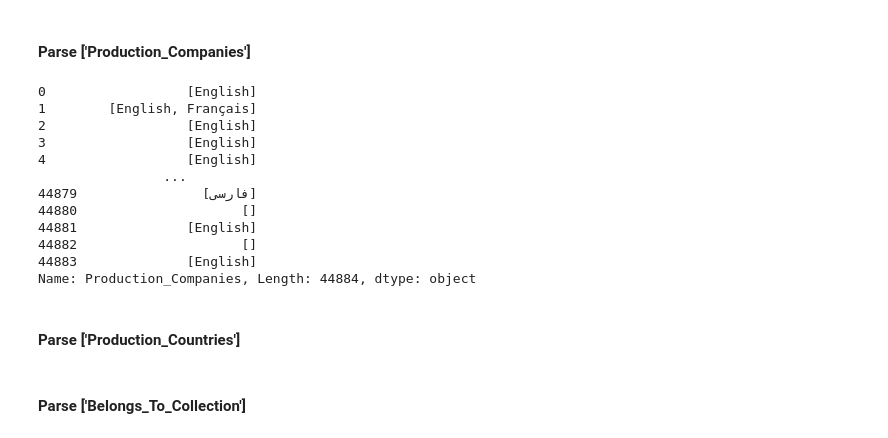
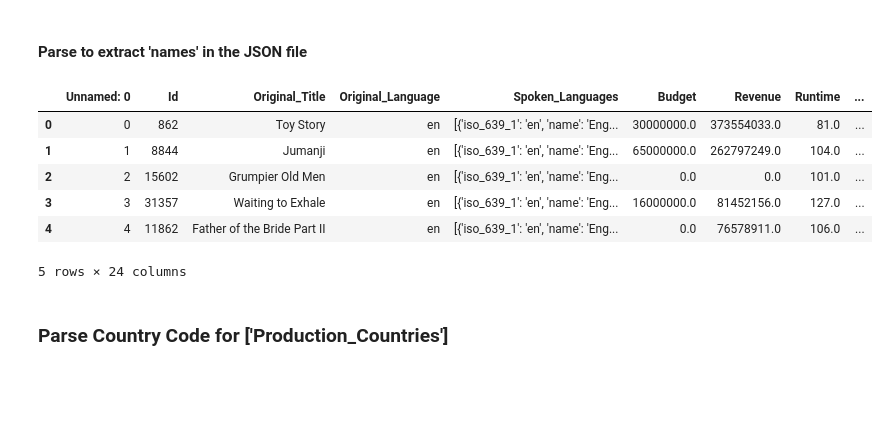
Before and after one commit to slimrivermoi/Techlabs-DS5, a Jupyter notebook: edit_data/Lee/data_cleanup2_movies_df_parse.ipynb, the cells around one changed output. Cells and saved outputs as stored; diff of their text form; code cells hidden in the pictures; blank space fills up the shorter version.

```diff
--- a/edit_data/Lee/data_cleanup2_movies_df_parse.ipynb
+++ b/edit_data/Lee/data_cleanup2_movies_df_parse.ipynb
@@ -72,2 +20,0 @@ movies_df['Spoken_Languages'] = all_languages
-# %% [markdown]
-#### Parse ['Production_Companies']
@@ -86,34 +21,40 @@ for i in range(len(companies)):
-# %%
-# parse genres JSON data and save it back as list
-all_companies = []
-
-for each_film in languages:
-    new_list=[]
-    for item in each_film:
-        try:
-            new_item = item['name']
-            new_list.append(new_item)
-        except (json.JSONDecodeError, TypeError, KeyError) as e:
-            pass
-    each_film = new_list
-
-    all_companies.append(each_film)
-
-movies_df['Production_Companies'] = all_companies
-# %%
-movies_df['Production_Companies']
-# %% [output]
-0                  [English]
-1        [English, Français]
-2                  [English]
-3                  [English]
-4                  [English]
-                ...
-44879                [فارسی]
-44880                     []
-44881              [English]
-44882                     []
-44883              [English]
-Name: Production_Companies, Length: 44884, dtype: object
+# %% [markdown]
+#### Parse to extract 'names' in the JSON file
+# %%
+import ast
+import numpy as np
+
+# Function to parse the string and extract 'name'
+def extract_names(data_string):
+    if pd.isna(data_string):
+        return np.nan
+    try:
+        # Safely evaluate the string to a Python object
+        data_object = ast.literal_eval(data_string)
+        if isinstance(data_object, list):
+            # Extract 'name' from each dictionary in the list
+            names = [item['name'] for item in data_object]
+            return names
+        elif isinstance(data_object, dict):
+            # Extract 'name' from the dictionary
+            return [data_object.get('name', np.nan)]
+    except (ValueError, SyntaxError):
+        return np.nan
+
+movies_df['Genres_Parse'] = movies_df['Genres'].apply(extract_names)
+movies_df['Belongs_To_Collection_Parse'] = movies_df['Belongs_To_Collection'].apply(extract_names)
+movies_df['Spoken_Languages_Parse'] = movies_df['Spoken_Languages'].apply(extract_names)
+movies_df['Production_Companies_Parse'] = movies_df['Production_Companies'].apply(extract_names)
+movies_df['Production_Countries_Parse'] = movies_df['Production_Countries'].apply(extract_names)
+
+movies_df.head()
+# %% [output]
+|  | Unnamed: 0 | Id | Original_Title | Original_Language | Spoken_Languages | Budget | Revenue | Runtime | ... |
+| 0 | 0 | 862 | Toy Story | en | [{'iso_639_1': 'en', 'name': 'Eng... | 30000000.0 | 373554033.0 | 81.0 | ... |
+| 1 | 1 | 8844 | Jumanji | en | [{'iso_639_1': 'en', 'name': 'Eng... | 65000000.0 | 262797249.0 | 104.0 | ... |
+| 2 | 2 | 15602 | Grumpier Old Men | en | [{'iso_639_1': 'en', 'name': 'Eng... | 0.0 | 0.0 | 101.0 | ... |
+| 3 | 3 | 31357 | Waiting to Exhale | en | [{'iso_639_1': 'en', 'name': 'Eng... | 16000000.0 | 81452156.0 | 127.0 | ... |
+| 4 | 4 | 11862 | Father of the Bride Part II | en | [{'iso_639_1': 'en', 'name': 'Eng... | 0.0 | 76578911.0 | 106.0 | ... |
+5 rows × 24 columns
 # %% [markdown]
-#### Parse ['Production_Countries']
+### Parse Country Code for ['Production_Countries']
@@ -149,2 +60,0 @@ movies_df['Production_Countries'] = all_countries
-# %% [markdown]
-#### Parse ['Belongs_To_Collection']
```
Also changed, not shown: parts of 18 cells of this notebook.
